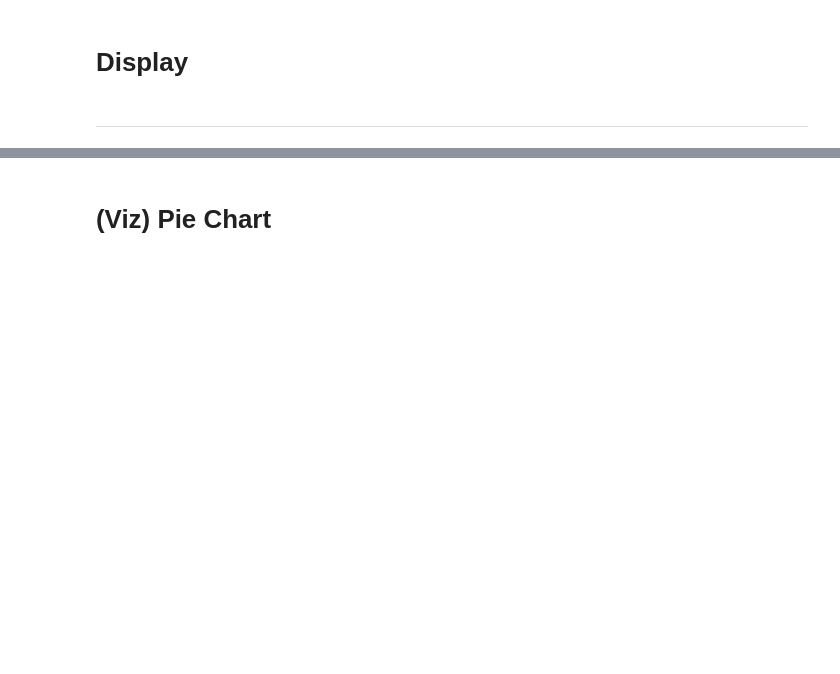
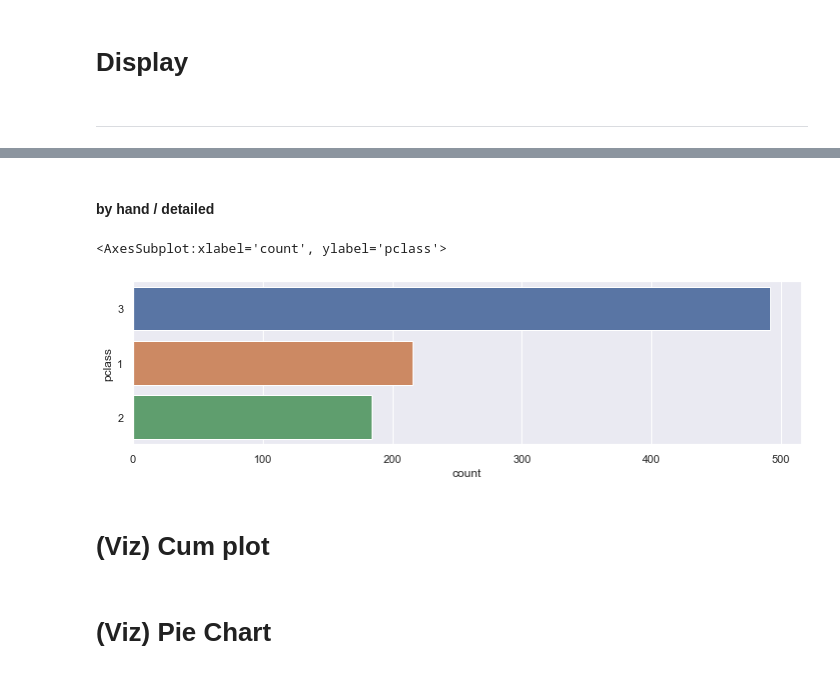
Before and after one commit to hwan141592/WILT, a Jupyter notebook: 2022_Summer/UDFs.ipynb, the cells around one changed output, grey strips where cells are left out. Drawn from its saved outputs; the diff is of its cells as text; code cells hidden in the pictures; blank space fills up the shorter version.

```diff
--- a/2022_Summer/UDFs.ipynb
+++ b/2022_Summer/UDFs.ipynb
@@ -221,0 +265,17 @@ def h1t1(df):
+# %% [markdown]
+#### by hand / detailed
+# %%
+import matplotlib.pyplot as plt
+import seaborn as sns
+df = sns.load_dataset('titanic')
+
+sns.set(rc = {'figure.figsize':(12,3)})
+sns.countplot(y = 'pclass',
+              data = df,
+              orient = 'v',
+              order = df['pclass'].value_counts().index)
+# %% [output]
+<AxesSubplot:xlabel='count', ylabel='pclass'>
+[figure, added]
+# %% [markdown]
+# (Viz) Cum plot
```
Also changed, not shown: parts of 9 cells of this notebook.
